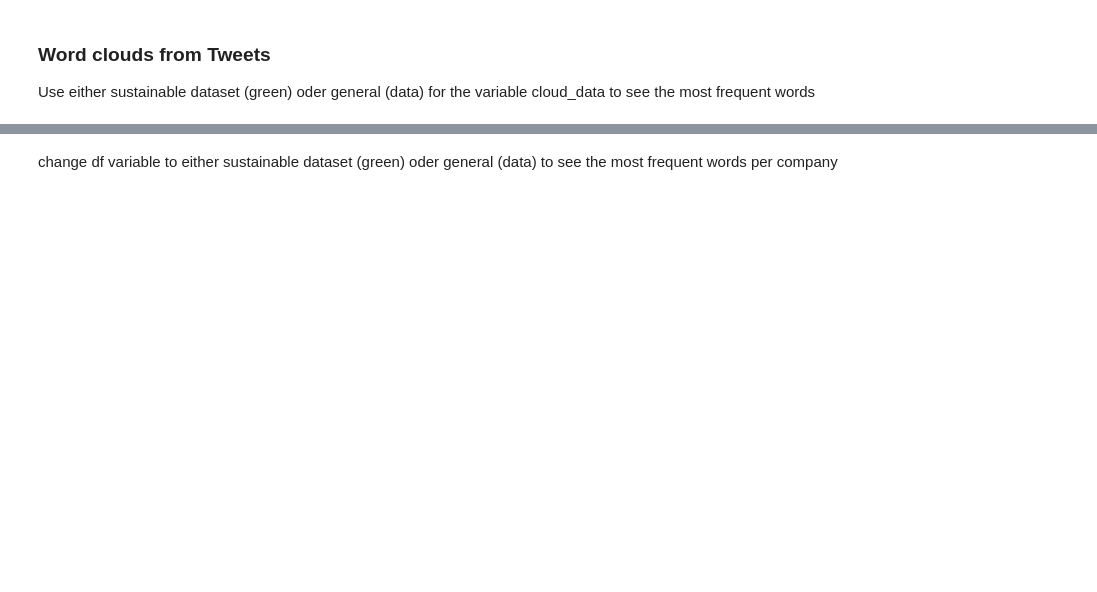
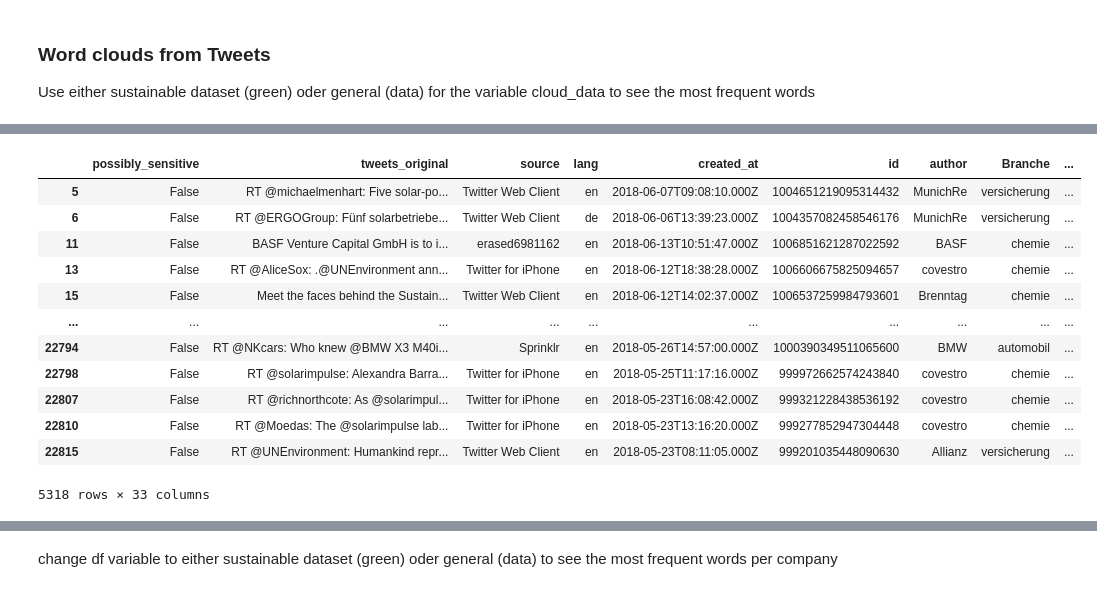
Before and after one commit to thea-kramer/greenwashing-detection, a Jupyter notebook: 6_TwitterWordDistributions.ipynb, the cells around one changed output, grey strips where cells are left out. Cells and saved outputs as stored; diff of their text form; code cells hidden in the pictures; blank space fills up the shorter version.

```diff
--- a/6_TwitterWordDistributions.ipynb
+++ b/6_TwitterWordDistributions.ipynb
@@ -18,0 +39,16 @@ Use either sustainable dataset (green) oder general (data) for the variable clou
+# %%
+df[df['hashtag_wordcloud'].str.len() <5]
+# %% [output]
+|  | possibly_sensitive | tweets_original | source | lang | created_at | id | author | Branche | ... |
+| 5 | False | RT @michaelmenhart: Five solar-po... | Twitter Web Client | en | 2018-06-07T09:08:10.000Z | 1004651219095314432 | MunichRe | versicherung | ... |
+| 6 | False | RT @ERGOGroup: Fünf solarbetriebe... | Twitter Web Client | de | 2018-06-06T13:39:23.000Z | 1004357082458546176 | MunichRe | versicherung | ... |
+| 11 | False | BASF Venture Capital GmbH is to i... | erased6981162 | en | 2018-06-13T10:51:47.000Z | 1006851621287022592 | BASF | chemie | ... |
+| 13 | False | RT @AliceSox: .@UNEnvironment ann... | Twitter for iPhone | en | 2018-06-12T18:38:28.000Z | 1006606675825094657 | covestro | chemie | ... |
+| 15 | False | Meet the faces behind the Sustain... | Twitter Web Client | en | 2018-06-12T14:02:37.000Z | 1006537259984793601 | Brenntag | chemie | ... |
+| ... | ... | ... | ... | ... | ... | ... | ... | ... | ... |
+| 22794 | False | RT @NKcars: Who knew @BMW X3 M40i... | Sprinklr | en | 2018-05-26T14:57:00.000Z | 1000390349511065600 | BMW | automobil | ... |
+| 22798 | False | RT @solarimpulse: Alexandra Barra... | Twitter for iPhone | en | 2018-05-25T11:17:16.000Z | 999972662574243840 | covestro | chemie | ... |
+| 22807 | False | RT @richnorthcote: As @solarimpul... | Twitter for iPhone | en | 2018-05-23T16:08:42.000Z | 999321228438536192 | covestro | chemie | ... |
+| 22810 | False | RT @Moedas: The @solarimpulse lab... | Twitter for iPhone | en | 2018-05-23T13:16:20.000Z | 999277852947304448 | covestro | chemie | ... |
+| 22815 | False | RT @UNEnvironment: Humankind repr... | Twitter Web Client | en | 2018-05-23T08:11:05.000Z | 999201035448090630 | Allianz | versicherung | ... |
+5318 rows × 33 columns
```
Also changed, not shown: parts of 5 cells of this notebook, 2 other files.
